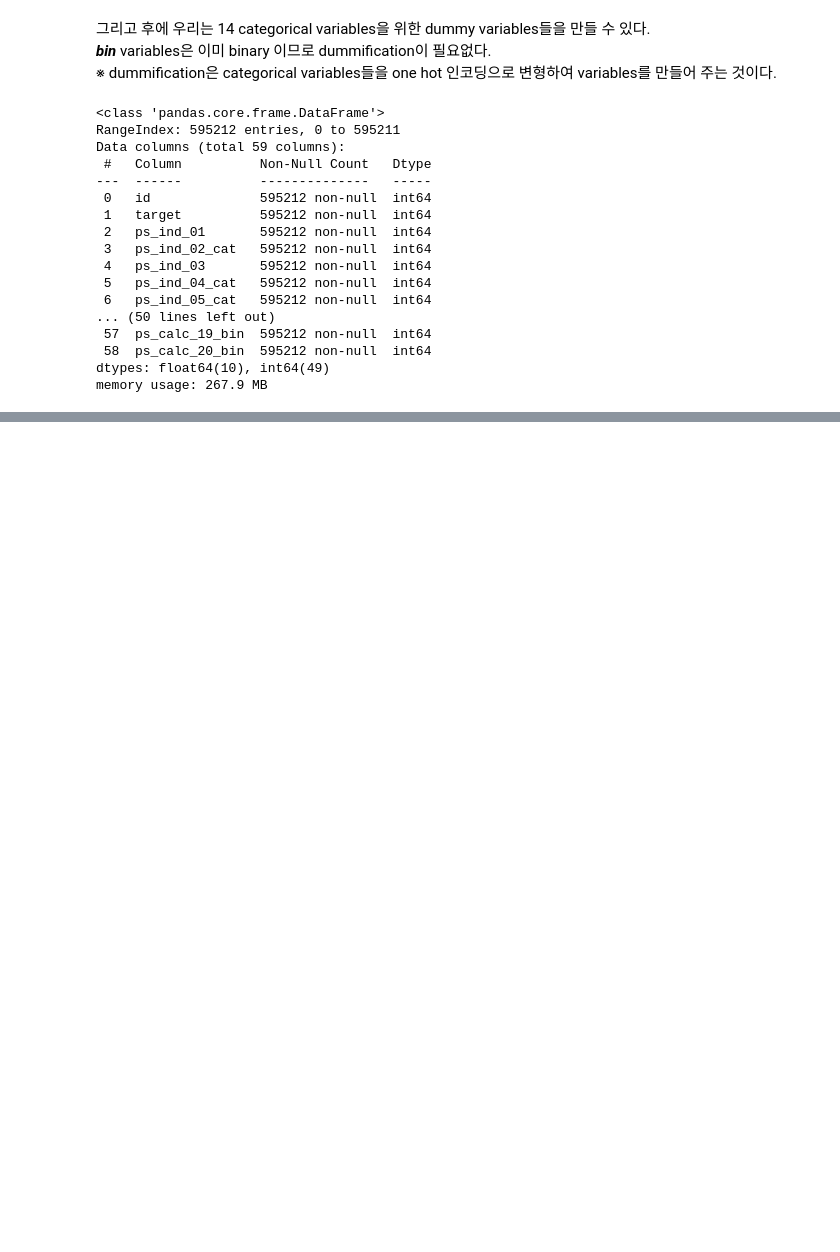
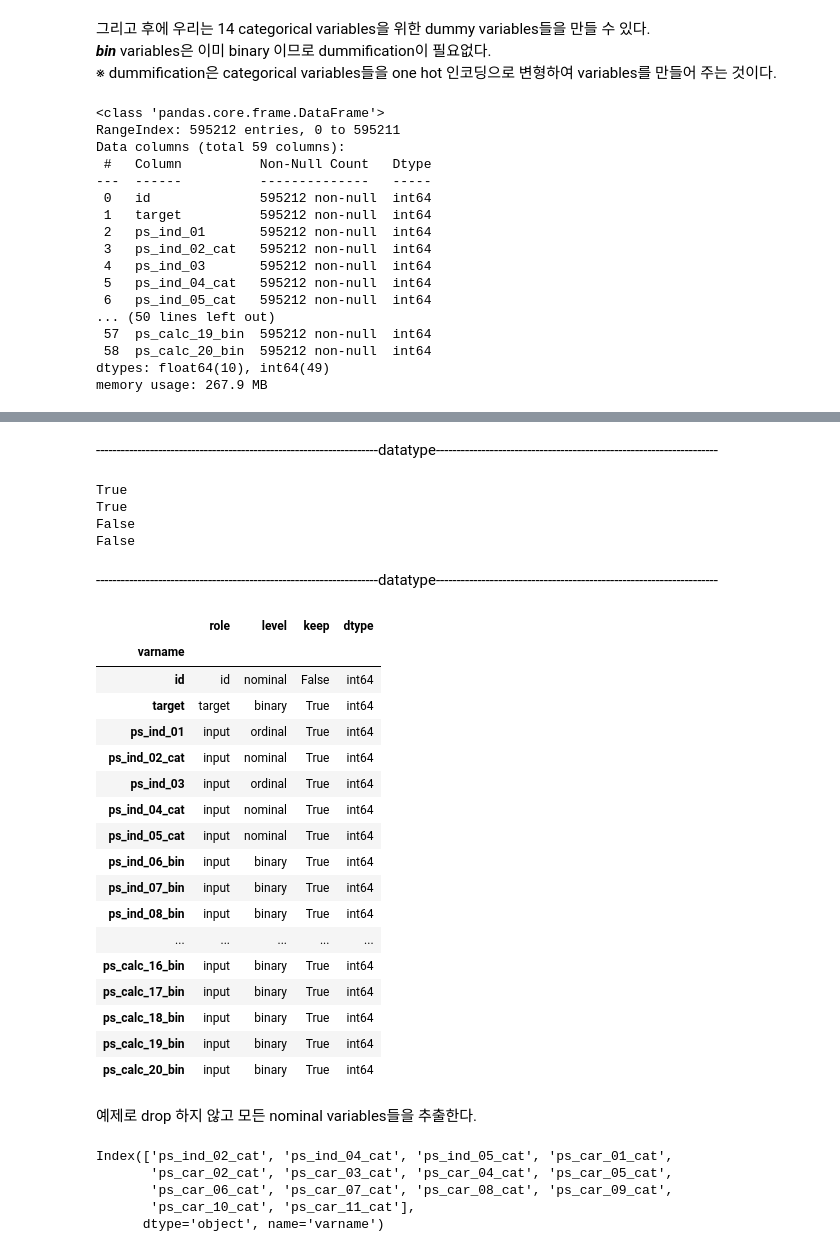
Before and after one commit to jsm9720/kaggle-study, a Jupyter notebook: Porto-Seguro-Safe-Driver-Prediction/Data_Preparation_and_Exploration.ipynb, the cells around one changed output, grey strips where cells are left out. Drawn from its saved outputs; the diff is of its cells as text; code cells hidden in the pictures; blank space fills up the shorter version.

```diff
--- a/Porto-Seguro-Safe-Driver-Prediction/Data_Preparation_and_Exploration.ipynb
+++ b/Porto-Seguro-Safe-Driver-Prediction/Data_Preparation_and_Exploration.ipynb
@@ -123,0 +173,45 @@ memory usage: 267.9 MB
+# %% [markdown]
+--------------------------------------------------------------------datatype--------------------------------------------------------------------
+# %%
+print(np.int64(1) == 1)
+print(np.float64(1) == 1.)
+print(np.int64(1).dtype == int)
+print(np.int64(1).dtype == np.int_) # @@@@@@@@@@@@@@@@@@@@@@@@@@@@@@@ 노션에 정리 필요
+# %% [output]
+True
+True
+False
+False
+# %% [markdown]
+--------------------------------------------------------------------datatype--------------------------------------------------------------------
+# %%
+meta
+# %% [output]
+|  | role | level | keep | dtype |
+| varname |  |  |  |  |
+| id | id | nominal | False | int64 |
+| target | target | binary | True | int64 |
+| ps_ind_01 | input | ordinal | True | int64 |
+| ps_ind_02_cat | input | nominal | True | int64 |
+| ps_ind_03 | input | ordinal | True | int64 |
+| ps_ind_04_cat | input | nominal | True | int64 |
+| ps_ind_05_cat | input | nominal | True | int64 |
+| ps_ind_06_bin | input | binary | True | int64 |
+| ps_ind_07_bin | input | binary | True | int64 |
+| ps_ind_08_bin | input | binary | True | int64 |
+| ... | ... | ... | ... | ... |
+| ps_calc_16_bin | input | binary | True | int64 |
+| ps_calc_17_bin | input | binary | True | int64 |
+| ps_calc_18_bin | input | binary | True | int64 |
+| ps_calc_19_bin | input | binary | True | int64 |
+| ps_calc_20_bin | input | binary | True | int64 |
+# %% [markdown]
+예제로 drop 하지 않고 모든 nominal variables들을 추출한다.
+# %%
+meta[(meta.level == 'nominal') & (meta.keep)].index
+# %% [output]
+Index(['ps_ind_02_cat', 'ps_ind_04_cat', 'ps_ind_05_cat', 'ps_car_01_cat',
+       'ps_car_02_cat', 'ps_car_03_cat', 'ps_car_04_cat', 'ps_car_05_cat',
+       'ps_car_06_cat', 'ps_car_07_cat', 'ps_car_08_cat', 'ps_car_09_cat',
+       'ps_car_10_cat', 'ps_car_11_cat'],
+      dtype='object', name='varname')
```
Also changed, not shown: parts of 33 cells of this notebook.
